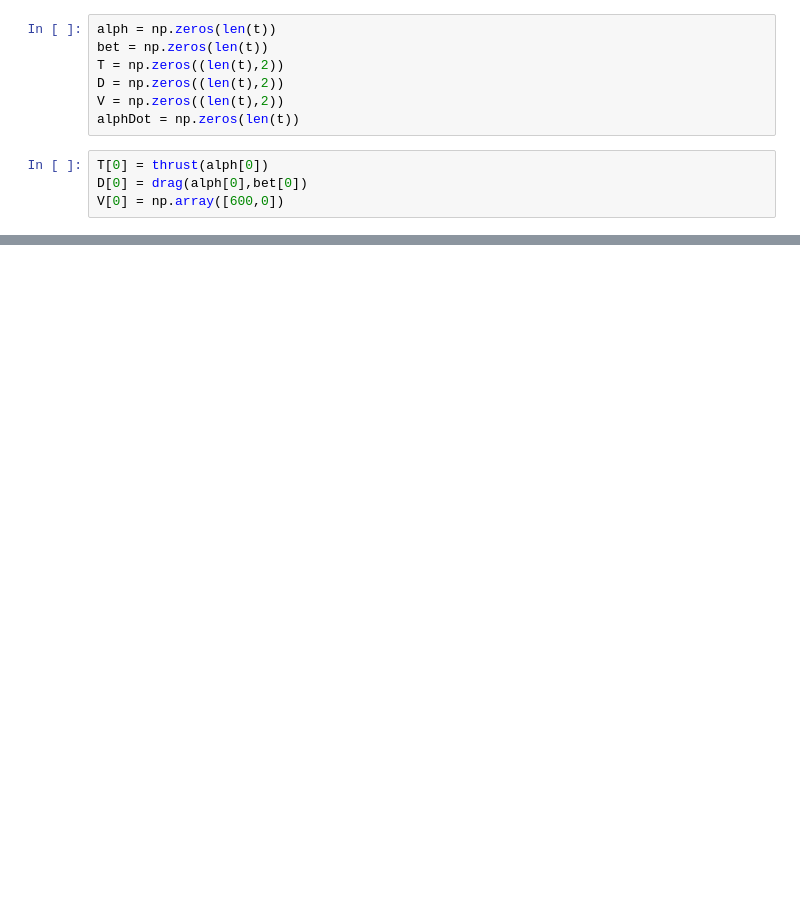
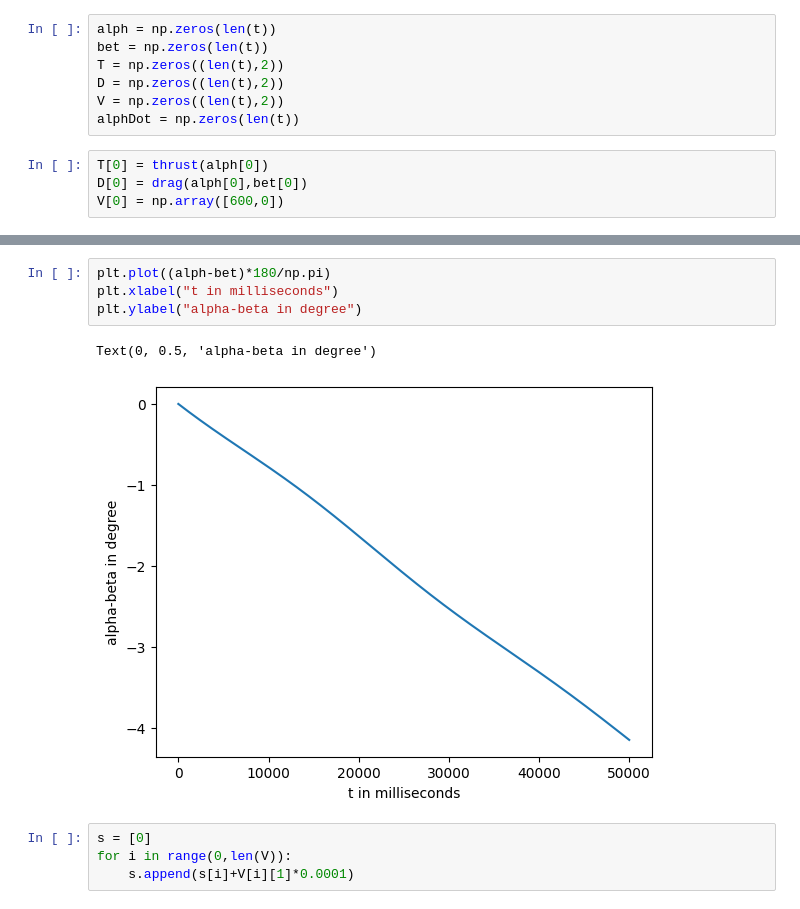
Before and after one commit to lyrickhare/Launcher-Profile, a Jupyter notebook: testingNew/anglelaunch.ipynb, the cells around one changed output, grey strips where cells are left out. Drawn from its saved outputs; the diff is of its cells as text; blank space fills up the shorter version.

```diff
--- a/testingNew/anglelaunch.ipynb
+++ b/testingNew/anglelaunch.ipynb
@@ -142,0 +144,11 @@ plt.plot(bet*180/np.pi)
+# %%
+plt.plot((alph-bet)*180/np.pi)
+plt.xlabel("t in milliseconds")
+plt.ylabel("alpha-beta in degree")
+# %% [output]
+Text(0, 0.5, 'alpha-beta in degree')
+[figure, added]
+# %%
+s = [0]
+for i in range(0,len(V)):
+    s.append(s[i]+V[i][1]*0.0001)
```
Also changed, not shown: parts of 19 cells of this notebook.
